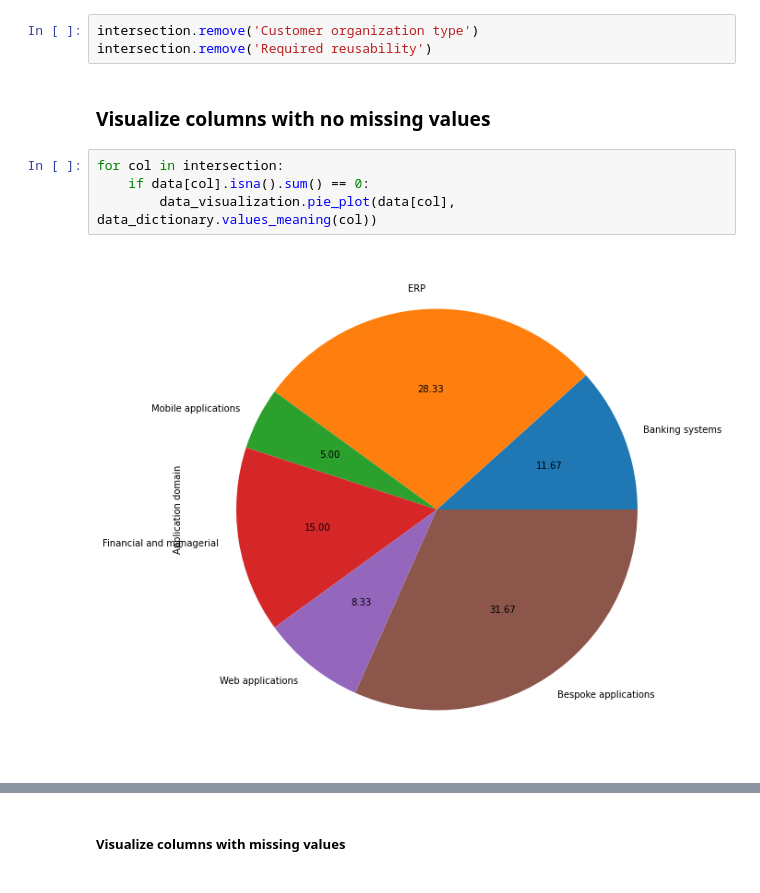
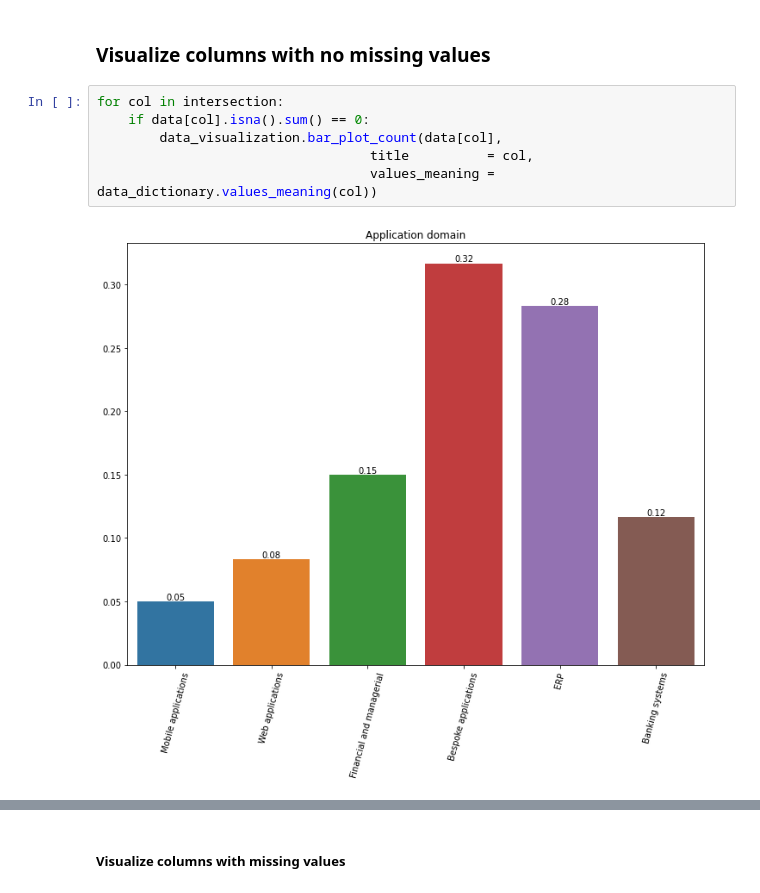
Before and after one commit to youcef-ely/Software-Effort-Estimation, a Jupyter notebook: Notebooks/Visualization.ipynb, the cells around one changed output, grey strips where cells are left out. Drawn from its saved outputs; the diff is of its cells as text.

```diff
--- a/Notebooks/Visualization.ipynb
+++ b/Notebooks/Visualization.ipynb
@@ -167,11 +118,10 @@ intersection
-# %%
-intersection.remove('Customer organization type')
-intersection.remove('Required reusability')
 # %% [markdown]
 ### **Visualize columns with no missing values**
 # %%
 for col in intersection:
     if data[col].isna().sum() == 0:
-        data_visualization.pie_plot(data[col], data_dictionary.values_meaning(col))
+        data_visualization.bar_plot_count(data[col],
+                                   title          = col,
+                                   values_meaning = data_dictionary.values_meaning(col))
 # %% [output]
-[figure, old version]
+[figure, new version]
```
Also changed, not shown: parts of 17 cells of this notebook, 2 other files.
